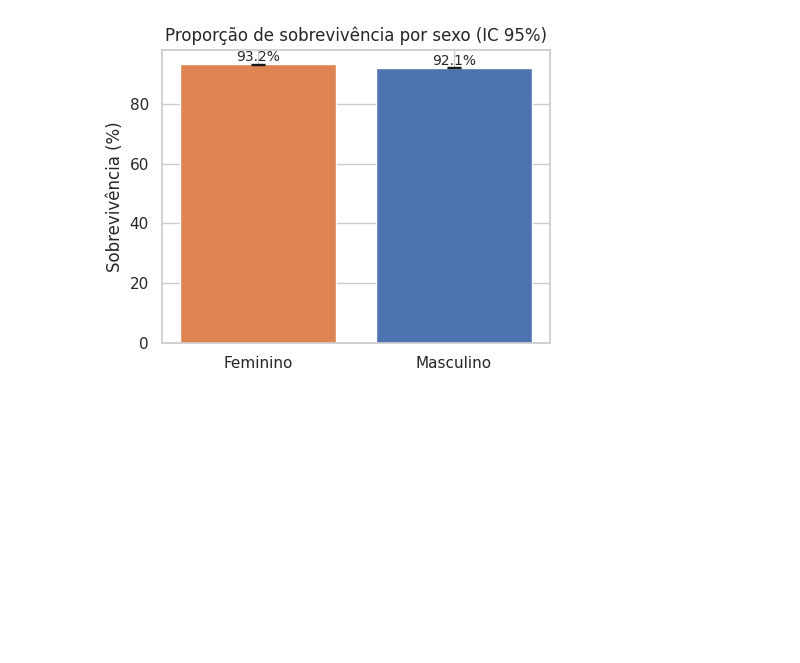
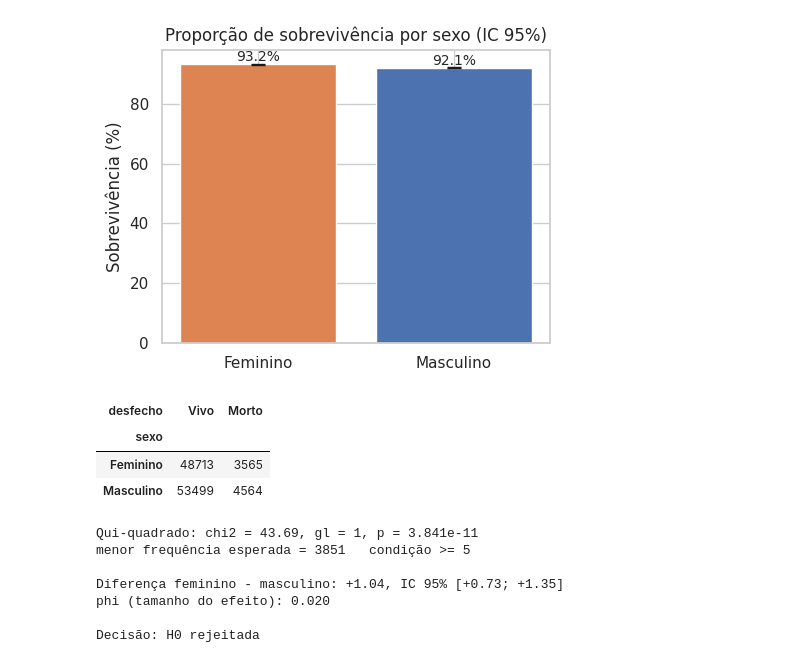
Before and after one commit to Gabrielv013/pesq-acad, a Jupyter notebook: notebook.ipynb, the cells around one changed output. Drawn from its saved outputs; the diff is of its cells as text; code cells hidden in the pictures; blank space fills up the shorter version.

```diff
--- a/notebook.ipynb
+++ b/notebook.ipynb
@@ -147,3 +147,31 @@ plt.ylabel("Sobrevivência (%)"); plt.title("Proporção de sobrevivência por s
 | Feminino | 52278 | 48713 | 3565 | 0.9318 | 0.9296 | 0.9340 |
 | Masculino | 58063 | 53499 | 4564 | 0.9214 | 0.9192 | 0.9236 |
 [figure]
+# %%
+tabela = pd.crosstab(df["sexo"], df["desfecho"])[["Vivo", "Morto"]]
+display(tabela)
+chi2, p_chi, gl, esperado = chi2_contingency(tabela, correction=False)
+print(f"Qui-quadrado: chi2 = {chi2:.2f}, gl = {gl}, p = {p_chi:.4g} \nmenor frequência esperada = {esperado.min():.0f}   condição >= 5\n")
+
+m = g.loc["Masculino"]; f = g.loc["Feminino"]
+diff = f["sobrevivencia"] - m["sobrevivencia"]
+ep_diff = np.sqrt(f["ep"] ** 2 + m["ep"] ** 2)
+print(f"Diferença feminino - masculino: {diff * 100:+.2f}, IC 95% [{(diff - 1.96 * ep_diff) * 100:+.2f}; {(diff + 1.96 * ep_diff) * 100:+.2f}]")
+
+phi = np.sqrt(chi2 / len(df)); print(f"phi (tamanho do efeito): {phi:.3f}")
+# 0,1 pequeno  0,3 médio  0,5 grande
+
+alpha = 0.05
+print(f"\nDecisão:", "H0 rejeitada" if p_chi < alpha else "H0 não rejeitada")
+# %% [output]
+| desfecho | Vivo | Morto |
+| sexo |  |  |
+| Feminino | 48713 | 3565 |
+| Masculino | 53499 | 4564 |
+Qui-quadrado: chi2 = 43.69, gl = 1, p = 3.841e-11
+menor frequência esperada = 3851   condição >= 5
+
+Diferença feminino - masculino: +1.04, IC 95% [+0.73; +1.35]
+phi (tamanho do efeito): 0.020
+
+Decisão: H0 rejeitada
```
